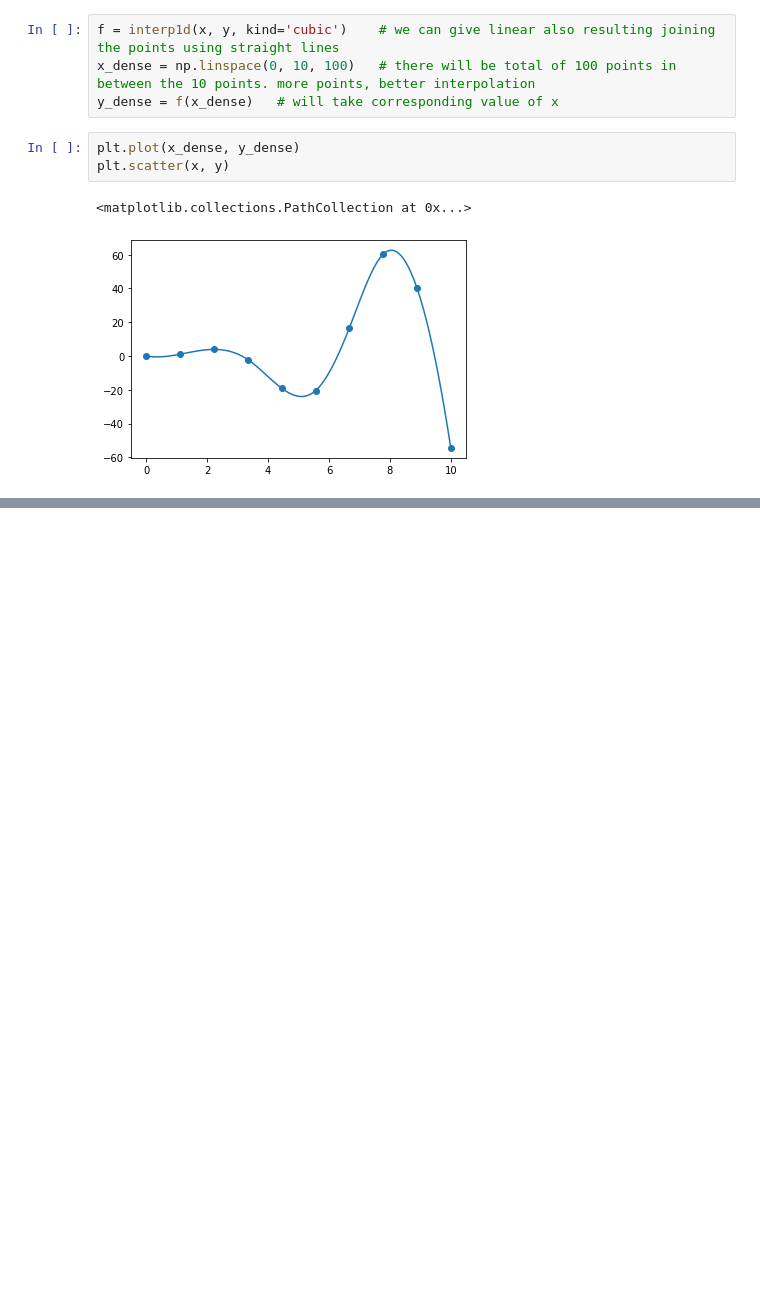
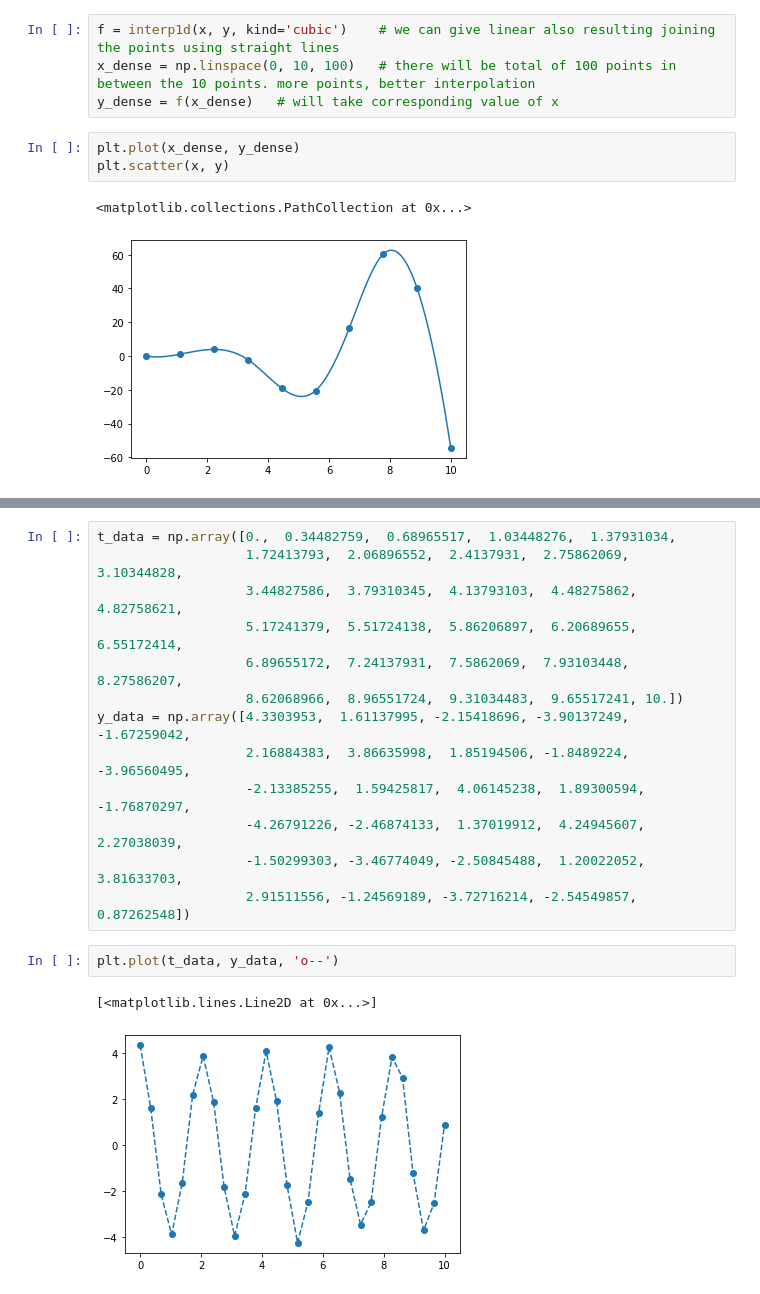
Before and after one commit to aritraroy24/CompChem_Python_Modules_Learning, a Jupyter notebook: SciPy/SciPy Tutorial.ipynb, the cells around one changed output, grey strips where cells are left out. Saved outputs shown, nothing was run; the diff lists cells and outputs as text; blank space fills up the shorter version.

```diff
--- a/SciPy/SciPy Tutorial.ipynb
+++ b/SciPy/SciPy Tutorial.ipynb
@@ -75,0 +130,18 @@ plt.scatter(x, y)
+# %%
+t_data = np.array([0.,  0.34482759,  0.68965517,  1.03448276,  1.37931034,
+                   1.72413793,  2.06896552,  2.4137931,  2.75862069,  3.10344828,
+                   3.44827586,  3.79310345,  4.13793103,  4.48275862,  4.82758621,
+                   5.17241379,  5.51724138,  5.86206897,  6.20689655,  6.55172414,
+                   6.89655172,  7.24137931,  7.5862069,  7.93103448,  8.27586207,
+                   8.62068966,  8.96551724,  9.31034483,  9.65517241, 10.])
+y_data = np.array([4.3303953,  1.61137995, -2.15418696, -3.90137249, -1.67259042,
+                   2.16884383,  3.86635998,  1.85194506, -1.8489224, -3.96560495,
+                   -2.13385255,  1.59425817,  4.06145238,  1.89300594, -1.76870297,
+                   -4.26791226, -2.46874133,  1.37019912,  4.24945607,  2.27038039,
+                   -1.50299303, -3.46774049, -2.50845488,  1.20022052,  3.81633703,
+                   2.91511556, -1.24569189, -3.72716214, -2.54549857,  0.87262548])
+# %%
+plt.plot(t_data, y_data, 'o--')
+# %% [output]
+[<matplotlib.lines.Line2D at 0x...>]
+[figure, added]
```
Also changed, not shown: parts of 17 cells of this notebook.
